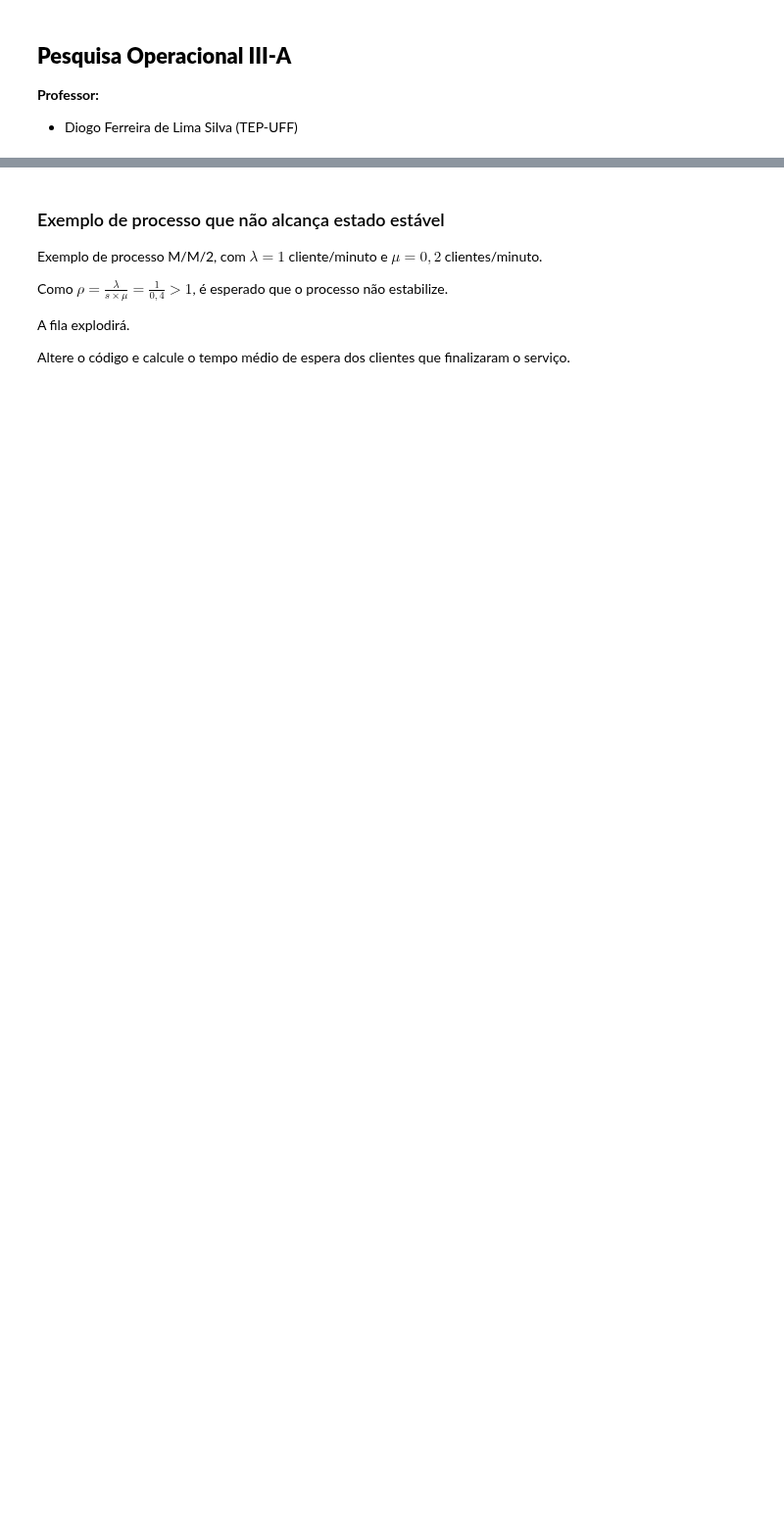
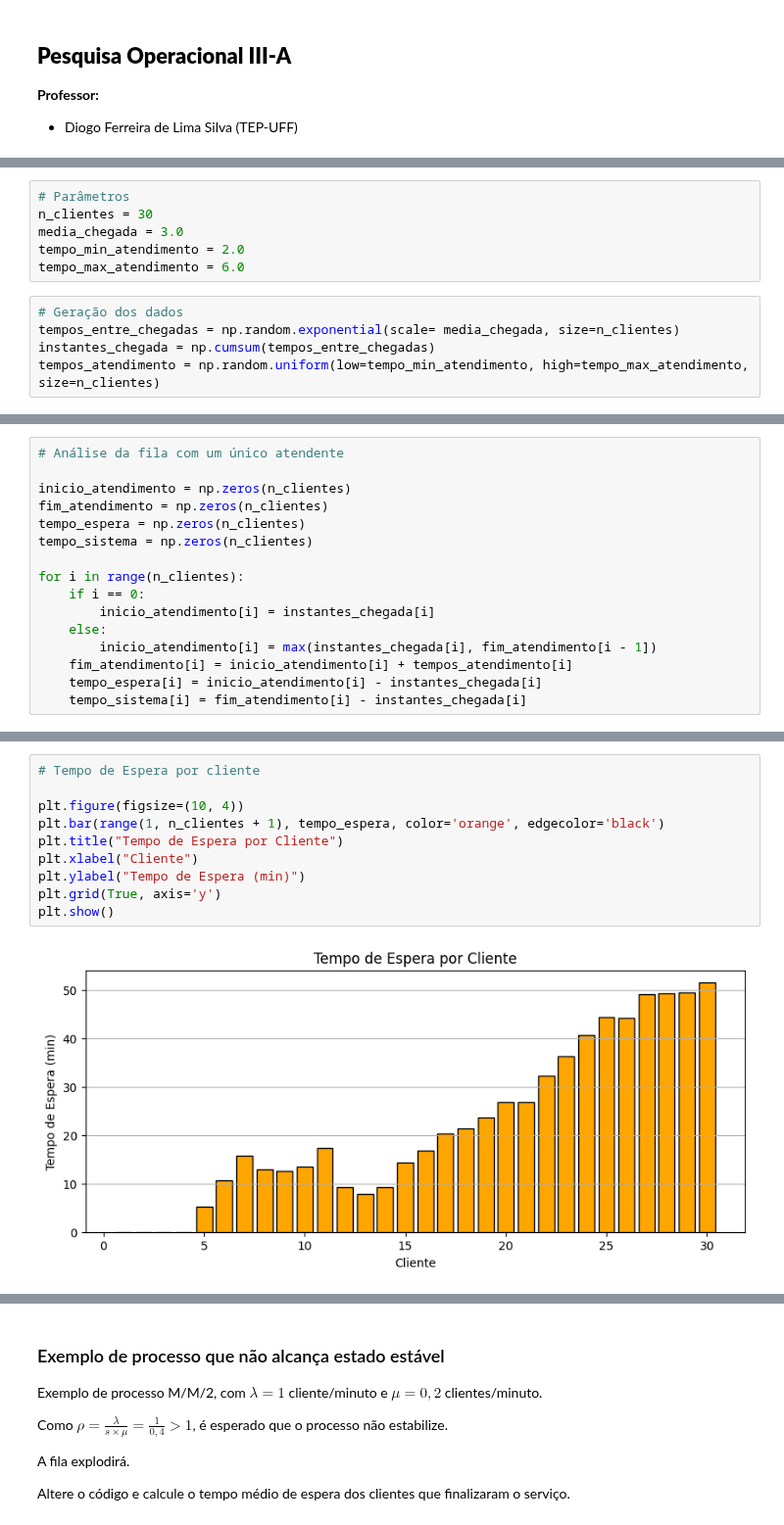
Before and after one commit to diogoflim/Pesquisa-Operacional-III-A, a Jupyter notebook: 13_Filas.ipynb, the cells around one changed output, grey strips where cells are left out. Shown at 98% size. Saved outputs shown, nothing was run; the diff lists cells and outputs as text; blank space fills up the shorter version.

```diff
--- a/13_Filas.ipynb
+++ b/13_Filas.ipynb
@@ -7,0 +61,11 @@
+# %%
+# Parâmetros
+n_clientes = 30
+media_chegada = 3.0
+tempo_min_atendimento = 2.0
+tempo_max_atendimento = 6.0
+# %%
+# Geração dos dados
+tempos_entre_chegadas = np.random.exponential(scale= media_chegada, size=n_clientes)
+instantes_chegada = np.cumsum(tempos_entre_chegadas)
+tempos_atendimento = np.random.uniform(low=tempo_min_atendimento, high=tempo_max_atendimento, size=n_clientes)
@@ -7,0 +85,16 @@
+# %%
+# Análise da fila com um único atendente
+
+inicio_atendimento = np.zeros(n_clientes)
+fim_atendimento = np.zeros(n_clientes)
+tempo_espera = np.zeros(n_clientes)
+tempo_sistema = np.zeros(n_clientes)
+
+for i in range(n_clientes):
+    if i == 0:
+        inicio_atendimento[i] = instantes_chegada[i]
+    else:
+        inicio_atendimento[i] = max(instantes_chegada[i], fim_atendimento[i - 1])
+    fim_atendimento[i] = inicio_atendimento[i] + tempos_atendimento[i]
+    tempo_espera[i] = inicio_atendimento[i] - instantes_chegada[i]
+    tempo_sistema[i] = fim_atendimento[i] - instantes_chegada[i]
@@ -7,0 +133,12 @@
+# %%
+# Tempo de Espera por cliente
+
+plt.figure(figsize=(10, 4))
+plt.bar(range(1, n_clientes + 1), tempo_espera, color='orange', edgecolor='black')
+plt.title("Tempo de Espera por Cliente")
+plt.xlabel("Cliente")
+plt.ylabel("Tempo de Espera (min)")
+plt.grid(True, axis='y')
+plt.show()
+# %% [output]
+[figure, added]
```
Also changed, not shown: parts of 31 cells of this notebook, 1 other file.
